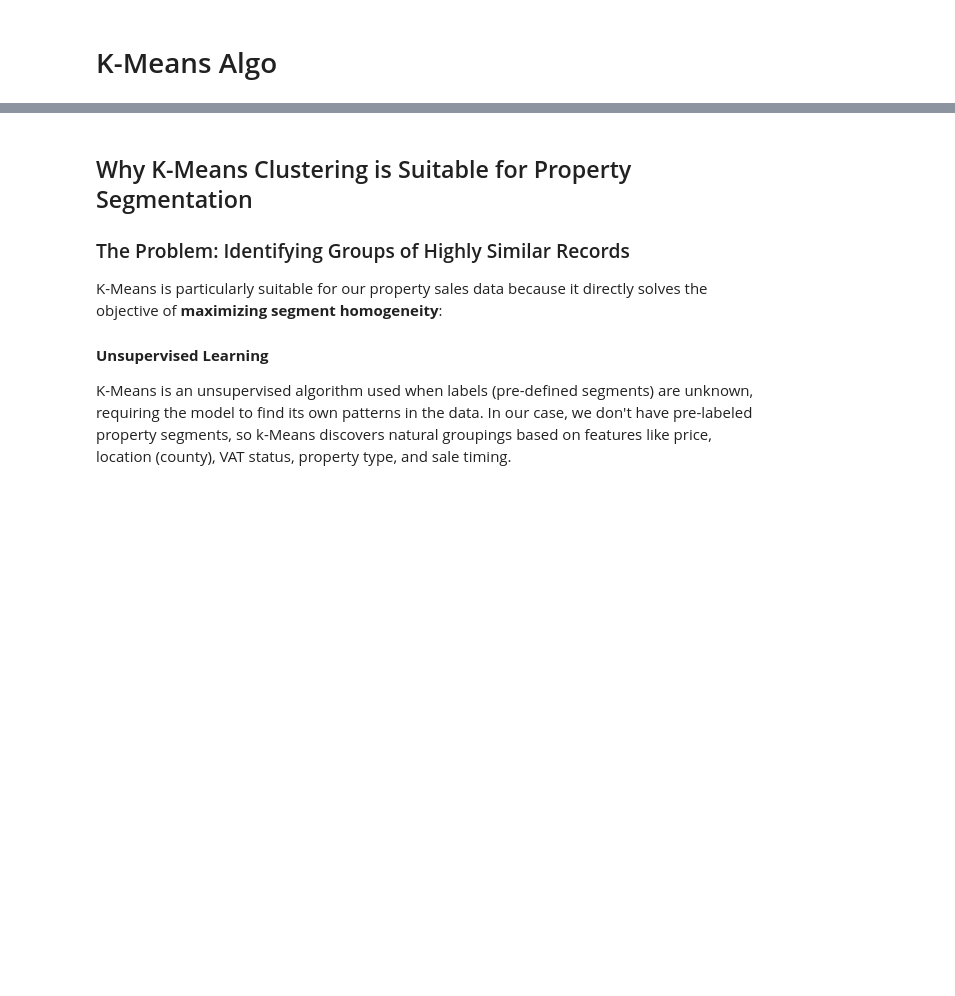
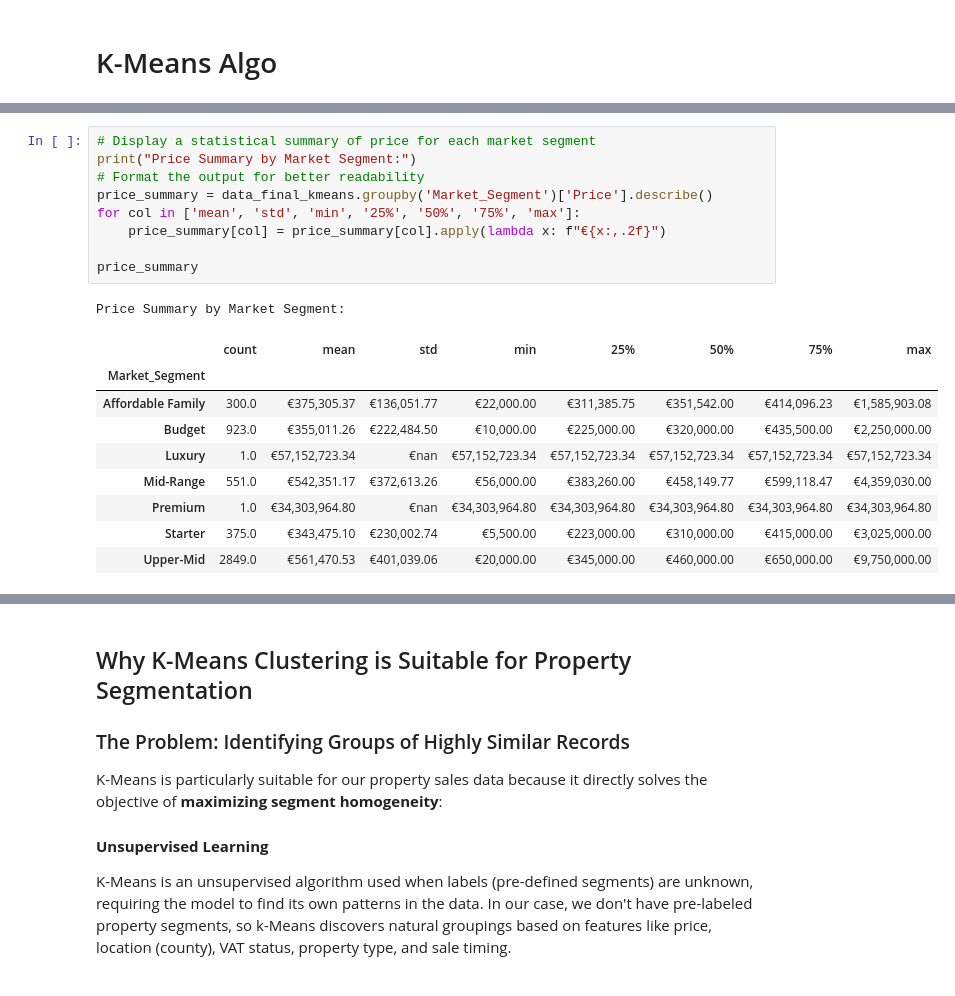
Before and after one commit to LuiisClaudio/ireland-real-estate-market-insights, a Jupyter notebook: Luis_Martins_CA1.ipynb, the cells around one changed output, grey strips where cells are left out. Saved outputs shown, nothing was run; the diff lists cells and outputs as text; blank space fills up the shorter version.

```diff
--- a/Luis_Martins_CA1.ipynb
+++ b/Luis_Martins_CA1.ipynb
@@ -395,0 +443,20 @@ Features scaled using StandardScaler.
+# %%
+# Display a statistical summary of price for each market segment
+print("Price Summary by Market Segment:")
+# Format the output for better readability
+price_summary = data_final_kmeans.groupby('Market_Segment')['Price'].describe()
+for col in ['mean', 'std', 'min', '25%', '50%', '75%', 'max']:
+    price_summary[col] = price_summary[col].apply(lambda x: f"€{x:,.2f}")
+
+price_summary
+# %% [output]
+Price Summary by Market Segment:
+|  | count | mean | std | min | 25% | 50% | 75% | max |
+| Market_Segment |  |  |  |  |  |  |  |  |
+| Affordable Family | 300.0 | €375,305.37 | €136,051.77 | €22,000.00 | €311,385.75 | €351,542.00 | €414,096.23 | €1,585,903.08 |
+| Budget | 923.0 | €355,011.26 | €222,484.50 | €10,000.00 | €225,000.00 | €320,000.00 | €435,500.00 | €2,250,000.00 |
+| Luxury | 1.0 | €57,152,723.34 | €nan | €57,152,723.34 | €57,152,723.34 | €57,152,723.34 | €57,152,723.34 | €57,152,723.34 |
+| Mid-Range | 551.0 | €542,351.17 | €372,613.26 | €56,000.00 | €383,260.00 | €458,149.77 | €599,118.47 | €4,359,030.00 |
+| Premium | 1.0 | €34,303,964.80 | €nan | €34,303,964.80 | €34,303,964.80 | €34,303,964.80 | €34,303,964.80 | €34,303,964.80 |
+| Starter | 375.0 | €343,475.10 | €230,002.74 | €5,500.00 | €223,000.00 | €310,000.00 | €415,000.00 | €3,025,000.00 |
+| Upper-Mid | 2849.0 | €561,470.53 | €401,039.06 | €20,000.00 | €345,000.00 | €460,000.00 | €650,000.00 | €9,750,000.00 |
```
Also changed, not shown: parts of 16 cells of this notebook.
